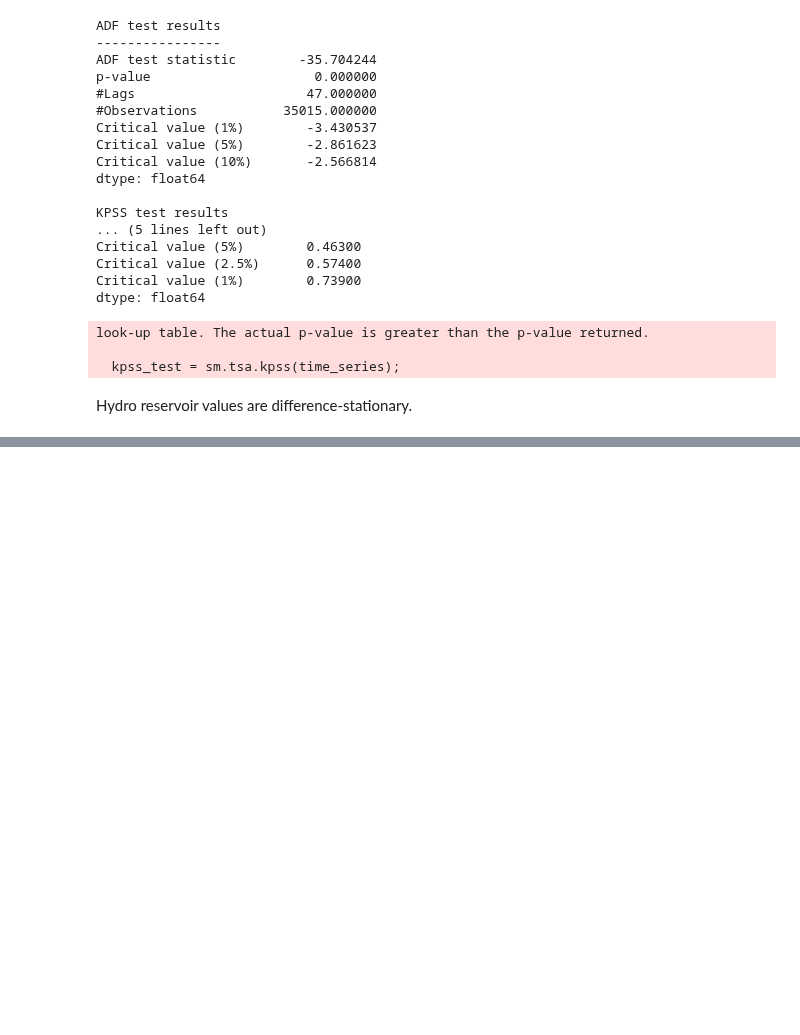
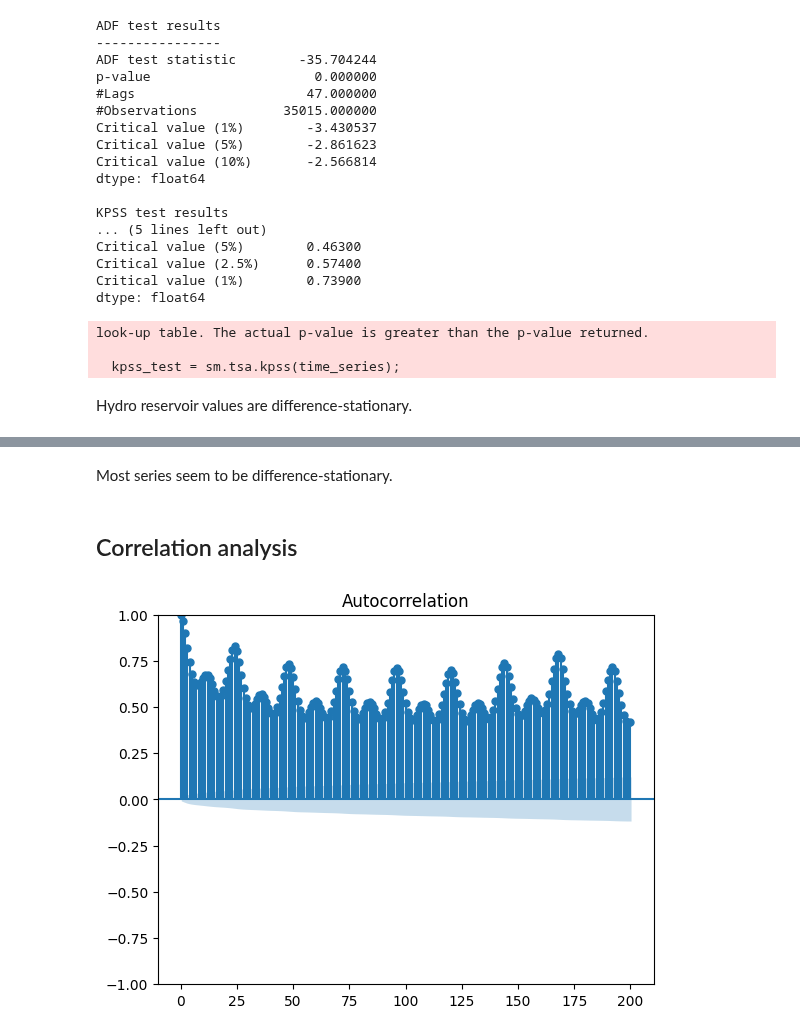
Before and after one commit to MiguelLoureiro98/EnergyForecasting, a Jupyter notebook: src/notebooks/hourly_forecasting/time_series_analysis.ipynb, the cells around one changed output, grey strips where cells are left out. Cells and saved outputs as stored; diff of their text form; code cells hidden in the pictures; blank space fills up the shorter version.

Commit message:
Started correlation analysis.

```diff
--- a/src/notebooks/hourly_forecasting/time_series_analysis.ipynb
+++ b/src/notebooks/hourly_forecasting/time_series_analysis.ipynb
@@ -247,0 +655,8 @@ Hydro reservoir values are difference-stationary.
+# %% [markdown]
+Most series seem to be difference-stationary.
+# %% [markdown]
+## Correlation analysis
+# %%
+sm.graphics.tsa.plot_acf(data["price actual"], lags=200);
+# %% [output]
+[figure, added]
```
Also changed, not shown: parts of 36 cells of this notebook.
